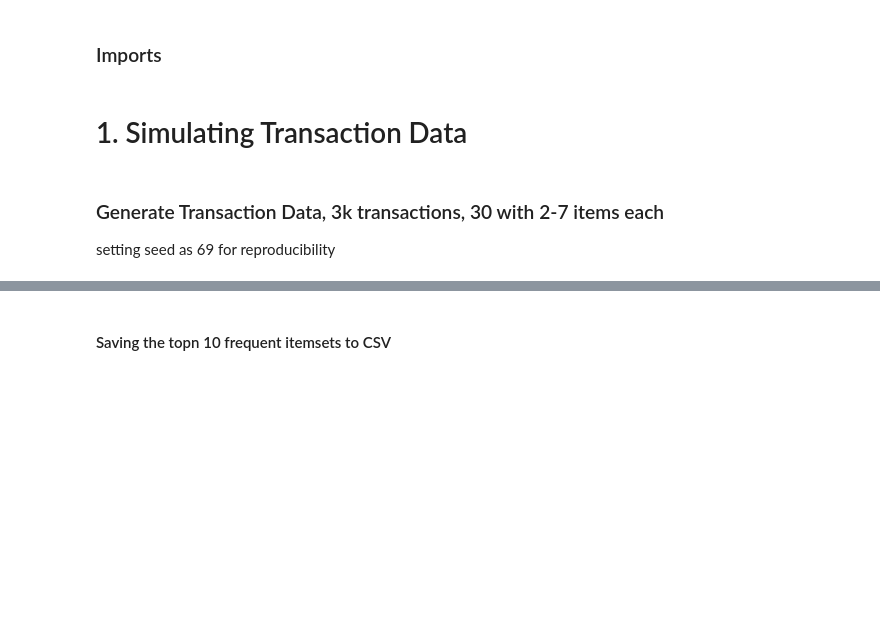
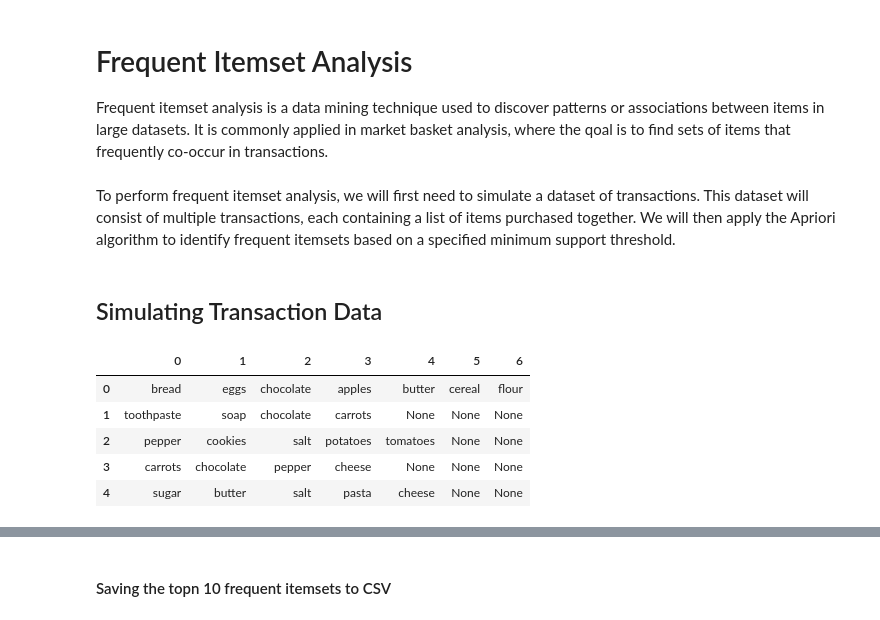
Before and after one commit to TanveerD1/frequent-item-set-group-10, a Jupyter notebook: frequent_itemsets_analysis.ipynb, the cells around one changed output, grey strips where cells are left out. Saved outputs shown, nothing was run; the diff lists cells and outputs as text; code cells hidden in the pictures; blank space fills up the shorter version.

```diff
--- a/frequent_itemsets_analysis.ipynb
+++ b/frequent_itemsets_analysis.ipynb
@@ -1,3 +1,4 @@
 # %% [markdown]
-### Imports
+# Frequent Itemset Analysis
+Frequent itemset analysis is a data mining technique used to discover patterns or associations between items in large datasets. It is commonly applied in market basket analysis, where the qoal is to find sets of items that frequently co-occur in transactions.
 # %%
@@ -7,4 +9,4 @@ import os
 from mlxtend.preprocessing import TransactionEncoder
 from mlxtend.frequent_patterns import apriori
 # %% [markdown]
-# 1. Simulating Transaction Data
+To perform frequent itemset analysis, we will first need to simulate a dataset of transactions. This dataset will consist of multiple transactions, each containing a list of items purchased together. We will then apply the Apriori algorithm to identify frequent itemsets based on a specified minimum support threshold.
@@ -18,16 +13,39 @@ items = [
 # %% [markdown]
-### Generate Transaction Data, 3k transactions, 30 with 2-7 items each
-setting seed as 69 for reproducibility
+## Simulating Transaction Data
 # %%
+#[Patricia] Pool of 30 Supermarket Items
+items = [
+    "milk", "bread", "butter", "eggs", "cheese", "apples", "bananas", "chicken", "beef", "pasta",
+    "rice", "flour", "sugar", "salt", "pepper", "onions", "tomatoes", "carrots", "potatoes", "cereal",
+    "oil", "juice", "yogurt", "tea", "coffee", "chocolate", "cookies", "soap", "shampoo", "toothpaste"
+]
+
 #[Suezan]Set a random seed for reproducibility of the transaction generation
 random.seed(69)
 #[Suezan] Initialize an empty list to store the generated transactions
 transactions = []
 #[Suezan Loop 3000 times to generate 3000 transactions
 for _ in range(3000):
 #[Suezan] Randomly select the number of items for the current transaction (between 2 and 7)
     num_items = random.randint(2, 7)
     # Randomly select 'num_items' unique items from the 'items' pool for the current transaction
     transaction = random.sample(items, num_items)
     # Adding the generated transaction to the list of all transactions
     transactions.append(transaction)
+
+#[Arlen] Convert the list of transactions into a Pandas DataFrame
+transactions_df = pd.DataFrame(transactions)
+#[Arlen] Create the 'data' directory if it doesn't exist to store output files
+os.makedirs('data', exist_ok=True)
+#[Arlen] Save the raw transactions DataFrame to a CSV file without the index
+transactions_df.to_csv('data/supermarket_transactions.csv', index=False)
+
+# Display
+transactions_df.head()
+# %% [output]
+|  | 0 | 1 | 2 | 3 | 4 | 5 | 6 |
+| 0 | bread | eggs | chocolate | apples | butter | cereal | flour |
+| 1 | toothpaste | soap | chocolate | carrots | None | None | None |
+| 2 | pepper | cookies | salt | potatoes | tomatoes | None | None |
+| 3 | carrots | chocolate | pepper | cheese | None | None | None |
+| 4 | sugar | butter | salt | pasta | cheese | None | None |
```
Also changed, not shown: parts of 11 cells of this notebook, 1 other file.
